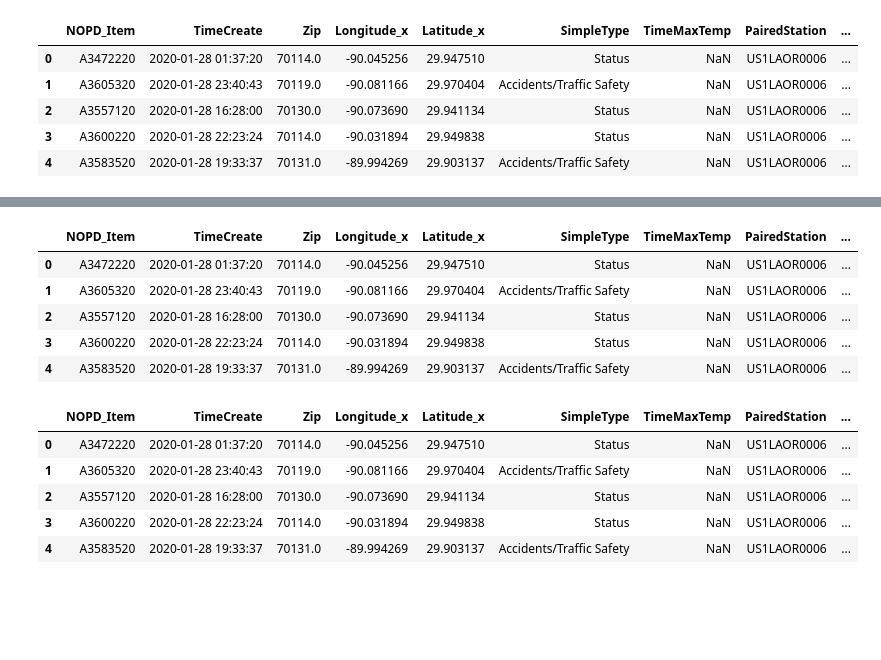
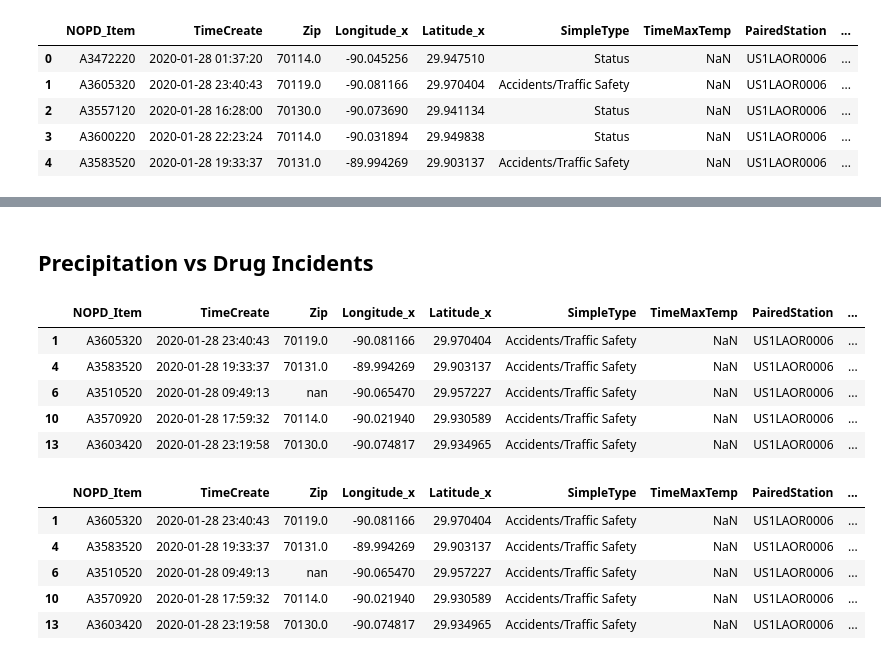
Before and after one commit to outlawhayden/weather-crime, a Jupyter notebook: notebooks/model_playground.ipynb, the cells around one changed output, grey strips where cells are left out. Saved outputs shown, nothing was run; the diff lists cells and outputs as text; code cells hidden in the pictures; blank space fills up the shorter version.

```diff
--- a/notebooks/model_playground.ipynb
+++ b/notebooks/model_playground.ipynb
@@ -725,21 +726,25 @@ cfs_ml.head()
+# %% [markdown]
+## Precipitation vs Drug Incidents
+# %%
+cfs_ml = cfs_ml[cfs_ml["SimpleType"] == "Accidents/Traffic Safety"]
 # %%
-n = 20
+n = 50
 
 long_bins = np.linspace(cfs_ml["Longitude_x"].min(), cfs_ml["Longitude_x"].max(), n + 1)
 lat_bins = np.linspace(cfs_ml["Latitude_x"].min(), cfs_ml["Latitude_x"].max(), n + 1)
 
 
 cfs_ml["Long_bin"] = np.digitize(cfs_ml["Longitude_x"], long_bins)
 cfs_ml["Lat_bin"] = np.digitize(cfs_ml["Latitude_x"], lat_bins)
 
 cfs_ml.head()
 # %% [output]
 |  | NOPD_Item | TimeCreate | Zip | Longitude_x | Latitude_x | SimpleType | TimeMaxTemp | PairedStation | ... |
-| 0 | A3472220 | 2020-01-28 01:37:20 | 70114.0 | -90.045256 | 29.947510 | Status | NaN | US1LAOR0006 | ... |
 | 1 | A3605320 | 2020-01-28 23:40:43 | 70119.0 | -90.081166 | 29.970404 | Accidents/Traffic Safety | NaN | US1LAOR0006 | ... |
-| 2 | A3557120 | 2020-01-28 16:28:00 | 70130.0 | -90.073690 | 29.941134 | Status | NaN | US1LAOR0006 | ... |
-| 3 | A3600220 | 2020-01-28 22:23:24 | 70114.0 | -90.031894 | 29.949838 | Status | NaN | US1LAOR0006 | ... |
 | 4 | A3583520 | 2020-01-28 19:33:37 | 70131.0 | -89.994269 | 29.903137 | Accidents/Traffic Safety | NaN | US1LAOR0006 | ... |
+| 6 | A3510520 | 2020-01-28 09:49:13 | nan | -90.065470 | 29.957227 | Accidents/Traffic Safety | NaN | US1LAOR0006 | ... |
+| 10 | A3570920 | 2020-01-28 17:59:32 | 70114.0 | -90.021940 | 29.930589 | Accidents/Traffic Safety | NaN | US1LAOR0006 | ... |
+| 13 | A3603420 | 2020-01-28 23:19:58 | 70130.0 | -90.074817 | 29.934965 | Accidents/Traffic Safety | NaN | US1LAOR0006 | ... |
 # %%
 cfs_ml.dtypes
 
@@ -752,10 +757,10 @@ cfs_ml["DayCreate"] = cfs_ml["DateCreate"].apply(lambda x: x.day)
 cfs_ml.head()
 # %% [output]
 |  | NOPD_Item | TimeCreate | Zip | Longitude_x | Latitude_x | SimpleType | TimeMaxTemp | PairedStation | ... |
-| 0 | A3472220 | 2020-01-28 01:37:20 | 70114.0 | -90.045256 | 29.947510 | Status | NaN | US1LAOR0006 | ... |
 | 1 | A3605320 | 2020-01-28 23:40:43 | 70119.0 | -90.081166 | 29.970404 | Accidents/Traffic Safety | NaN | US1LAOR0006 | ... |
-| 2 | A3557120 | 2020-01-28 16:28:00 | 70130.0 | -90.073690 | 29.941134 | Status | NaN | US1LAOR0006 | ... |
-| 3 | A3600220 | 2020-01-28 22:23:24 | 70114.0 | -90.031894 | 29.949838 | Status | NaN | US1LAOR0006 | ... |
 | 4 | A3583520 | 2020-01-28 19:33:37 | 70131.0 | -89.994269 | 29.903137 | Accidents/Traffic Safety | NaN | US1LAOR0006 | ... |
+| 6 | A3510520 | 2020-01-28 09:49:13 | nan | -90.065470 | 29.957227 | Accidents/Traffic Safety | NaN | US1LAOR0006 | ... |
+| 10 | A3570920 | 2020-01-28 17:59:32 | 70114.0 | -90.021940 | 29.930589 | Accidents/Traffic Safety | NaN | US1LAOR0006 | ... |
+| 13 | A3603420 | 2020-01-28 23:19:58 | 70130.0 | -90.074817 | 29.934965 | Accidents/Traffic Safety | NaN | US1LAOR0006 | ... |
 # %%
 
```
Also changed, not shown: parts of 12 cells of this notebook.
